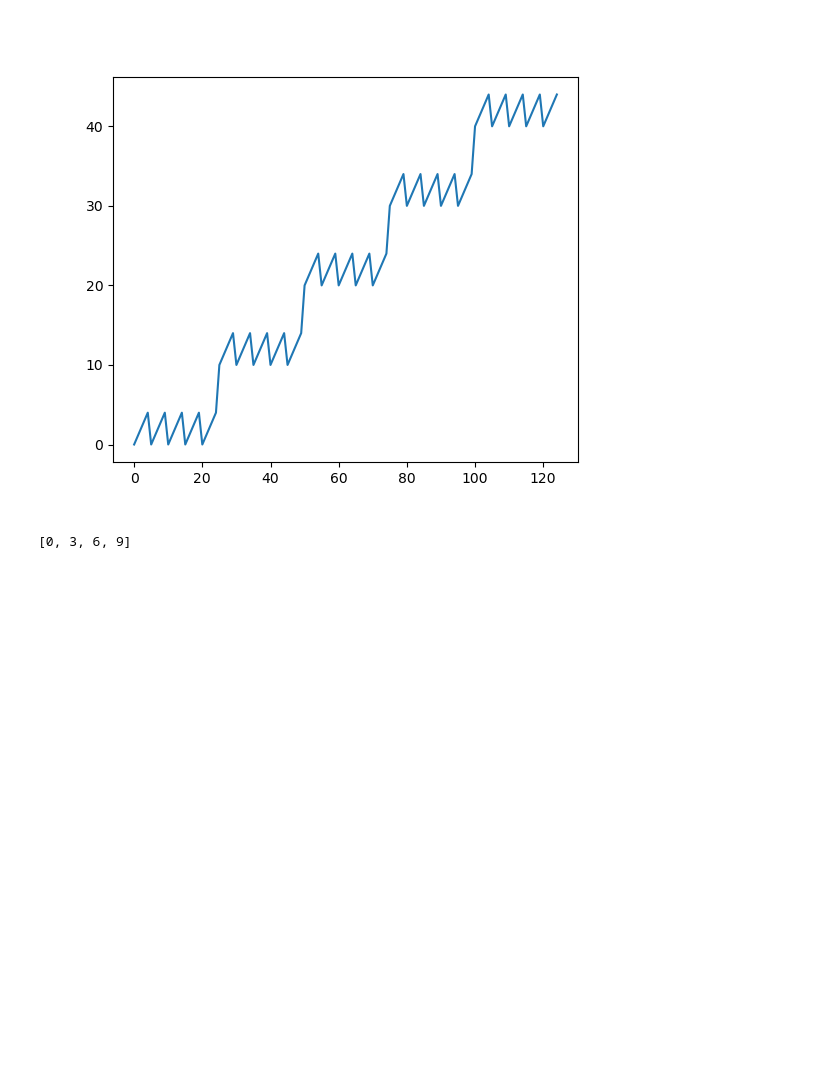
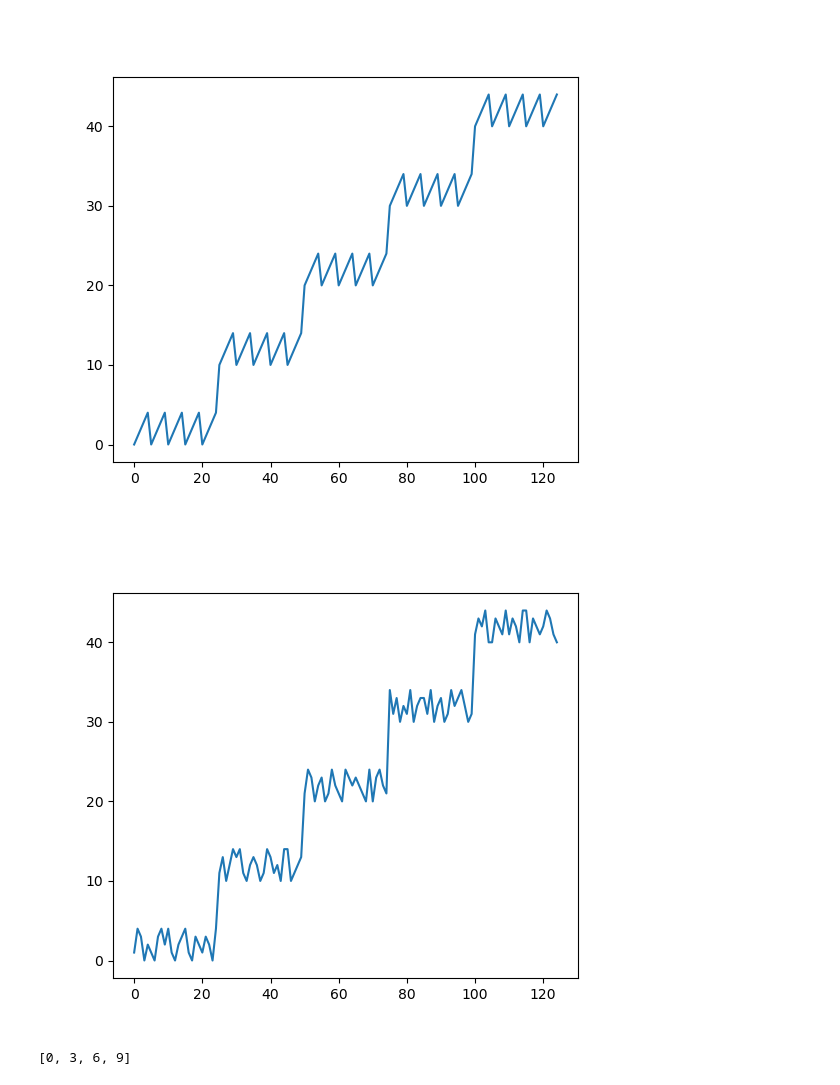
Before and after one commit to elkir/ecmwf_ensembles_fluttering, a Jupyter notebook: notebooks/02_animation_basic.ipynb, the cells around one changed output. Cells and saved outputs as stored; diff of their text form; code cells hidden in the pictures; blank space fills up the shorter version.

```diff
--- a/notebooks/02_animation_basic.ipynb
+++ b/notebooks/02_animation_basic.ipynb
@@ -284,6 +305,22 @@ plt.plot(a)
 plt.show()
 # %% [output]
 [figure]
+# %%
+# testing of list repetitions
+Nx= 5
+plt.close()
+a = []
+for i in range(5):
+    b= []
+    for j in range(10*i,10*i+5):
+        b.append(j)
+    for i in range(Nx):
+        random.shuffle(b)
+        a.extend(b)
+plt.plot(a)
+plt.show()
+# %% [output]
+[figure, added]
 # %%
 list(range(0,11,3))
 # %% [output]
```
Also changed, not shown: parts of 5 cells of this notebook, 5 other files.
